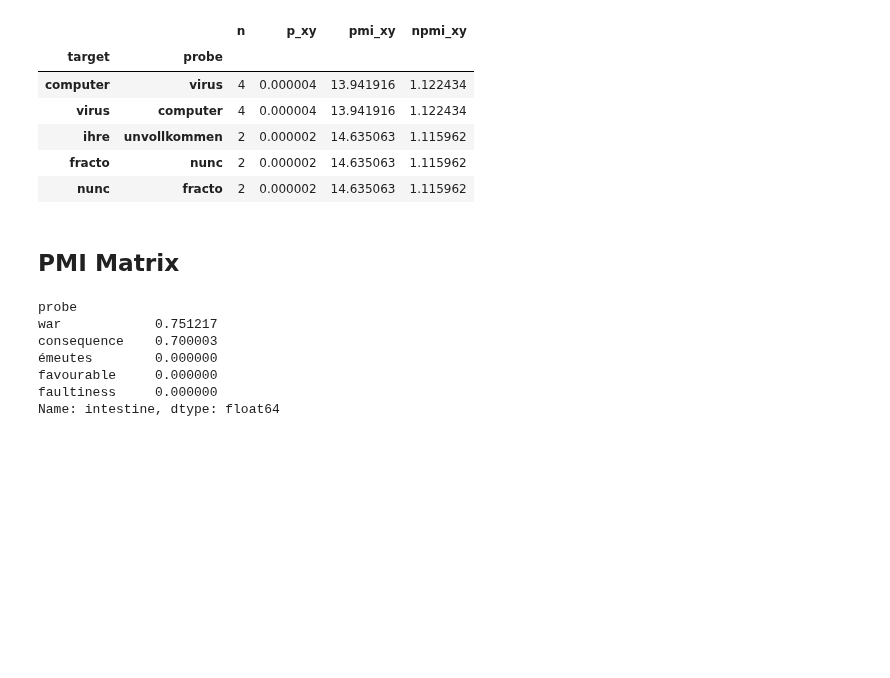
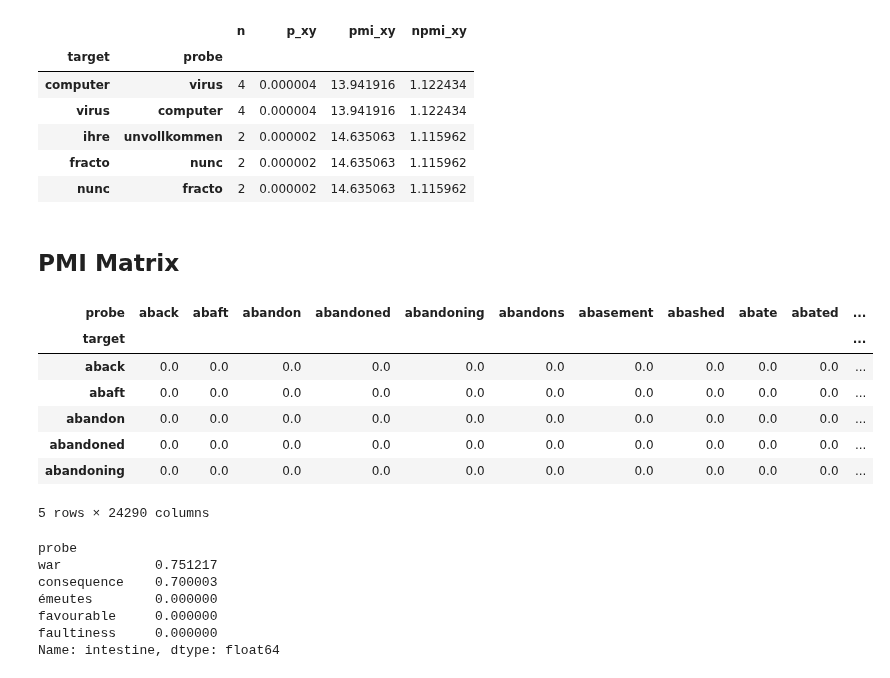
Before and after one commit to UVA-DSI/DS5559, a Jupyter notebook: labs/2019-04-02_Lab10/DS5559_WordEmbedding_PMI_SVD.ipynb, the cells around one changed output. Cells and saved outputs as stored; diff of their text form; code cells hidden in the pictures; blank space fills up the shorter version.

```diff
--- a/labs/2019-04-02_Lab10/DS5559_WordEmbedding_PMI_SVD.ipynb
+++ b/labs/2019-04-02_Lab10/DS5559_WordEmbedding_PMI_SVD.ipynb
@@ -233,6 +233,17 @@ skipgrams2.sort_values('npmi_xy', ascending=False).head()
 ## PMI Matrix
 # %%
 SGM = skipgrams2.npmi_xy.unstack().fillna(0)
+# %%
+SGM.head()
+# %% [output]
+| probe | aback | abaft | abandon | abandoned | abandoning | abandons | abasement | abashed | abate | abated | ... |
+| target |  |  |  |  |  |  |  |  |  |  | ... |
+| aback | 0.0 | 0.0 | 0.0 | 0.0 | 0.0 | 0.0 | 0.0 | 0.0 | 0.0 | 0.0 | ... |
+| abaft | 0.0 | 0.0 | 0.0 | 0.0 | 0.0 | 0.0 | 0.0 | 0.0 | 0.0 | 0.0 | ... |
+| abandon | 0.0 | 0.0 | 0.0 | 0.0 | 0.0 | 0.0 | 0.0 | 0.0 | 0.0 | 0.0 | ... |
+| abandoned | 0.0 | 0.0 | 0.0 | 0.0 | 0.0 | 0.0 | 0.0 | 0.0 | 0.0 | 0.0 | ... |
+| abandoning | 0.0 | 0.0 | 0.0 | 0.0 | 0.0 | 0.0 | 0.0 | 0.0 | 0.0 | 0.0 | ... |
+5 rows × 24290 columns
 # %%
 SGM.loc['intestine'].sort_values(ascending=False).head()
 # %% [output]
```
Also changed, not shown: parts of 5 cells of this notebook, 5 other files.
